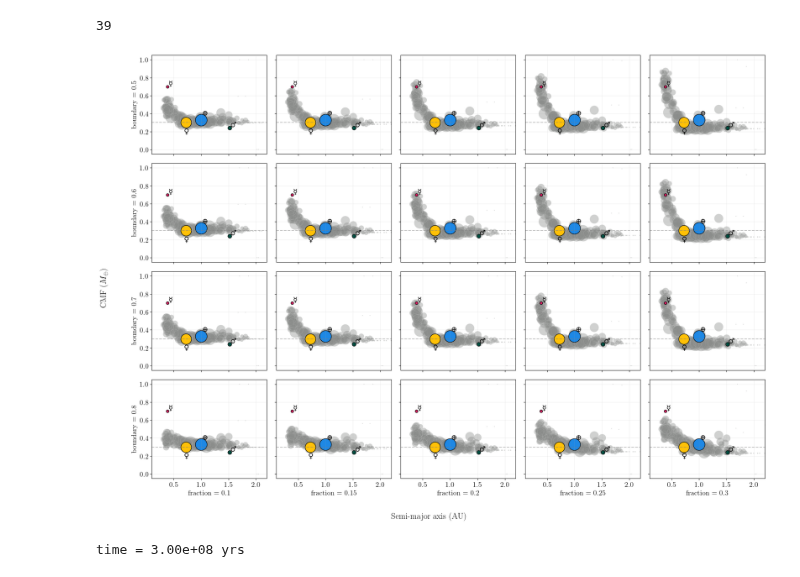
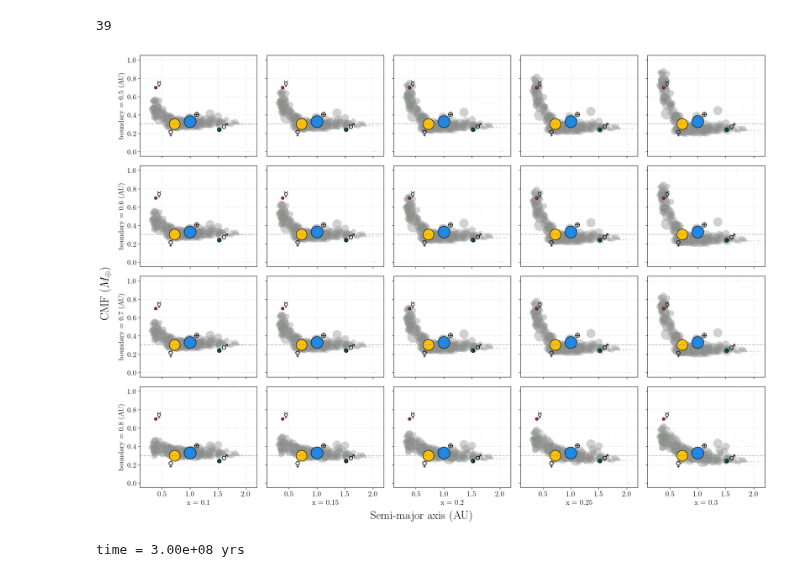
Before and after one commit to haniyehtajer/planet_cookbook, a Jupyter notebook: examples/evolved_planets/cham_bench_step_func.ipynb, the cells around one changed output. Saved outputs shown, nothing was run; the diff lists cells and outputs as text; code cells hidden in the pictures.

Commit message:
changes in evolved plots

```diff
--- a/examples/evolved_planets/cham_bench_step_func.ipynb
+++ b/examples/evolved_planets/cham_bench_step_func.ipynb
@@ -170,49 +170,49 @@ for i, bound in enumerate(unique_bounds):
             # Solar System references
             # Add Mercury & Earth
             ax.scatter(0.387, 0.7, color='#D81B60', edgecolors='black', linewidths=1, s= 0.055 * dot_scale, label = 'Mercury')
-            ax.annotate('☿', [0.4, 0.71], fontsize=15, usetex=False)
+            ax.annotate('☿', [0.4, 0.71], fontsize=16, usetex=False)
 
             ax.scatter(0.723, 0.3, color='#FFC107', edgecolors='black', linewidths=1, s=0.815 * dot_scale, label = 'Venus')
-            ax.annotate('♀', [0.68, 0.18], fontsize=15, usetex=False)
+            ax.annotate('♀', [0.60, 0.18], fontsize=16, usetex=False)
 
             ax.scatter(1, 0.33, color='#1E88E5', edgecolors='black', linewidths=1, s=dot_scale, label = 'Earth')
-            ax.annotate('⊕', [1.02, 0.38], fontsize=15, usetex=False)
+            ax.annotate('⊕', [1.06, 0.38], fontsize=16, usetex=False)
 
             ax.scatter(1.52, 0.24, color='#004D40', edgecolors='black', linewidths=1, s=0.107 * dot_scale, label = 'Mars')
-            ax.annotate('♂', [1.53, 0.25], fontsize=15, usetex=False)
+            ax.annotate('♂', [1.55, 0.25], fontsize=16, usetex=False)
 
             # Reference lines
             ax.plot([0.1, 2.2], [0.3, 0.3], linestyle='dashed', color='grey', alpha=0.5)
 
             ax.set_xlim(0.1, 2.2)
             ax.grid(True, alpha = 0.2)
 
         else:
             ax.axis('off')  # No data: hide subplot
 
         # Axis labeling for clarity
         if i == len(unique_bounds) - 1:
-            ax.set_xlabel(f"fraction = {perc}", fontsize=15)
+            ax.set_xlabel(f"x = {perc}")
         if j == 0:
-            ax.set_ylabel(f"boundary = {bound}", fontsize=15)
+            ax.set_ylabel(f"boundary = {bound} (AU)")
 
 # Shared axis labels
-fig.text(0.5, 0.02, 'Semi-major axis (AU)', ha='center', fontsize=18)
-fig.text(0.02, 0.5, r'CMF ($M_\oplus$)', va='center', rotation='vertical', fontsize=18)
+fig.text(0.5, 0.04, 'Semi-major axis (AU)', ha='center', fontsize = 24)
+fig.text(0.04, 0.5, r'CMF ($M_\oplus$)', va='center', rotation='vertical', fontsize=24)
 
 # Global formatting
 plt.tight_layout(rect=[0.05, 0.05, 1, 1])
 #plt.suptitle("Cham_bench Outputs by (bound, perc)", fontsize=14, y=1.02)
 plt.show()
 
 # Print time if defined
 try:
     print(f"time = {cut_time:.2e} yrs")
 except NameError:
     pass
 
 
 fig.savefig("paper_plots/grid_cham_bench_model1.pdf", dpi=300)
 # %% [output]
-[figure, old version]
+[figure, new version]
 time = 3.00e+08 yrs
```
Also changed, not shown: parts of 6 cells of this notebook, 26 other files.
